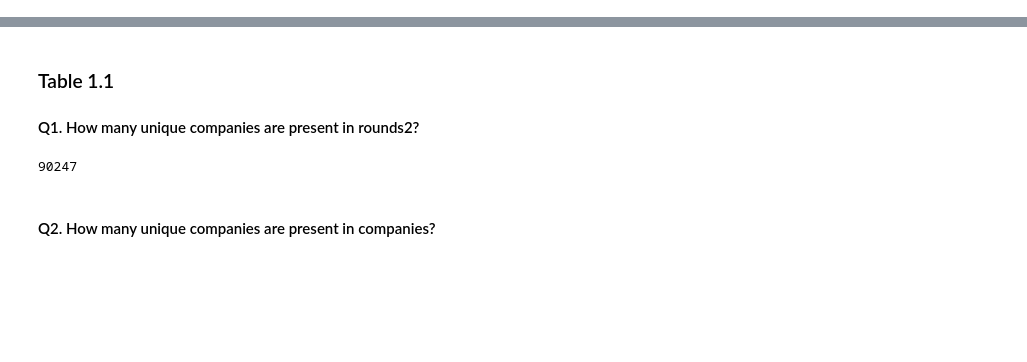
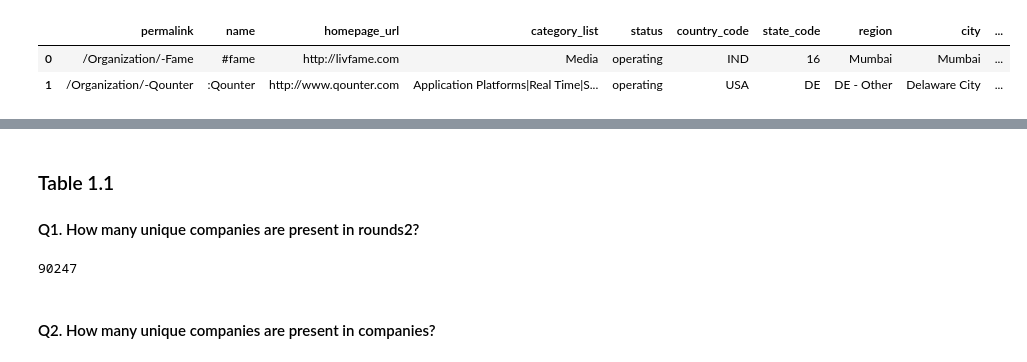
Before and after one commit to ab9bhatia/PythonScripts, a Jupyter notebook: scripts/Spark_Funds_Project.ipynb, the cells around one changed output, grey strips where cells are left out. Cells and saved outputs as stored; diff of their text form; code cells hidden in the pictures; blank space fills up the shorter version.

```diff
--- a/scripts/Spark_Funds_Project.ipynb
+++ b/scripts/Spark_Funds_Project.ipynb
@@ -22 +21,8 @@ companies.head(3)
+# %%
+# Get some insight
+companies.head(2)
+# %% [output]
+|  | permalink | name | homepage_url | category_list | status | country_code | state_code | region | city | ... |
+| 0 | /Organization/-Fame | #fame | http://livfame.com | Media | operating | IND | 16 | Mumbai | Mumbai | ... |
+| 1 | /Organization/-Qounter | :Qounter | http://www.qounter.com | Application Platforms|Real Time|S... | operating | USA | DE | DE - Other | Delaware City | ... |
 # %%
```
Also changed, not shown: parts of 37 cells of this notebook, 3 other files.
